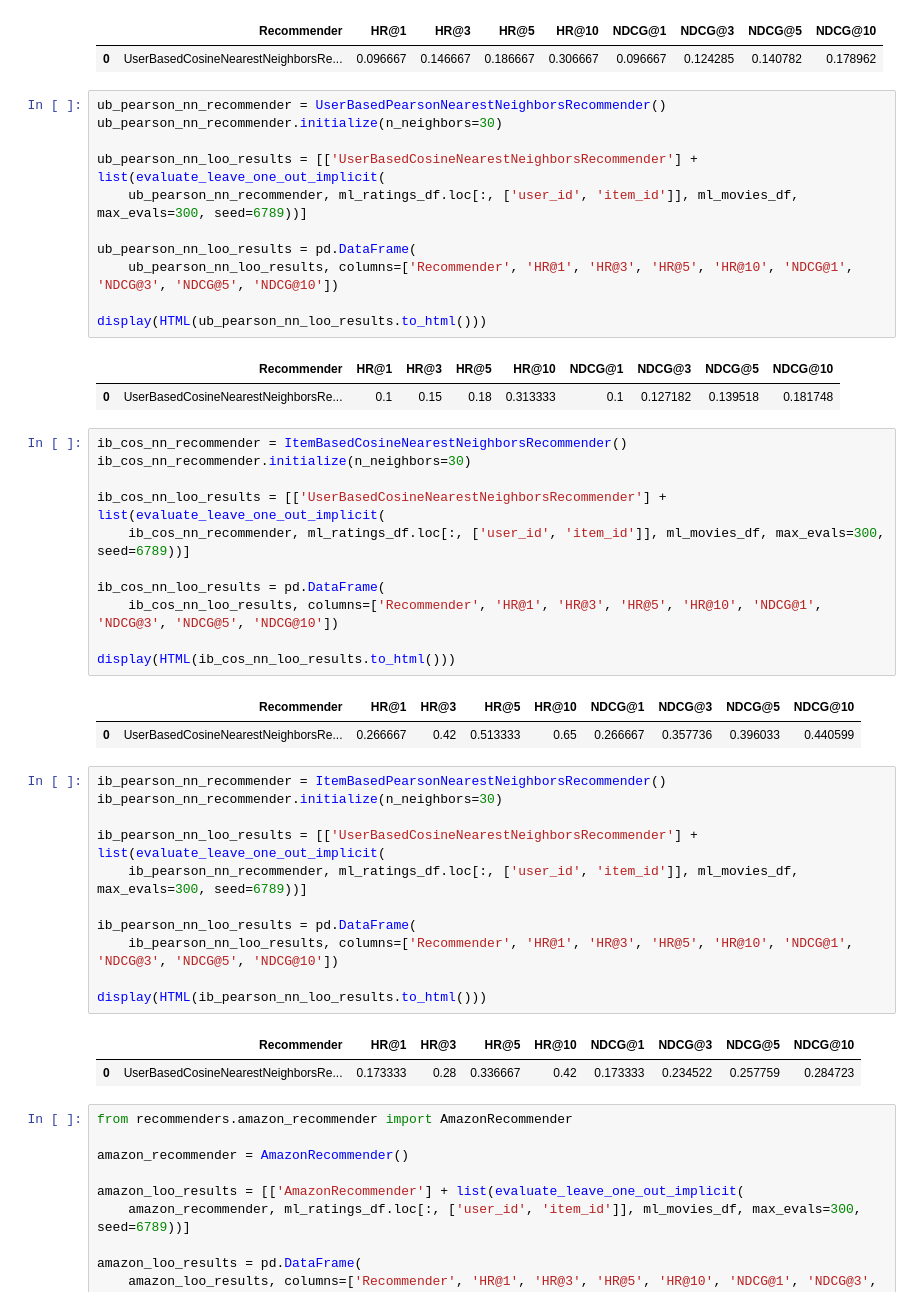
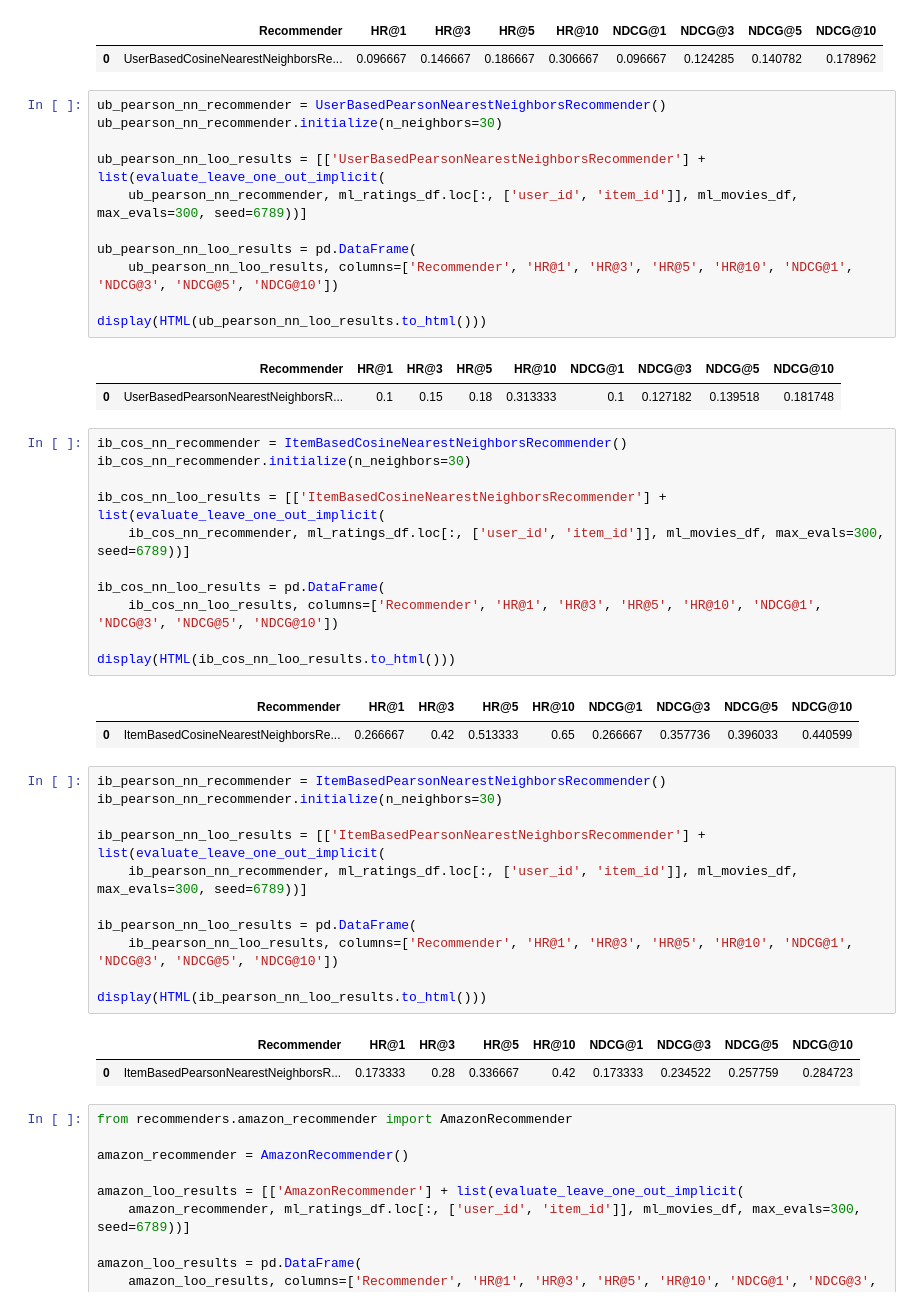
Before and after one commit to s426818/recommender-systems-class, a Jupyter notebook: class_6_collaborative_filtering.ipynb, the cells around one changed output. Saved outputs shown, nothing was run; the diff lists cells and outputs as text.

```diff
--- a/class_6_collaborative_filtering.ipynb
+++ b/class_6_collaborative_filtering.ipynb
@@ -804,22 +804,22 @@ display(HTML(ub_cos_nn_loo_results.to_html()))
 # %%
 ub_pearson_nn_recommender = UserBasedPearsonNearestNeighborsRecommender()
 ub_pearson_nn_recommender.initialize(n_neighbors=30)
 
-ub_pearson_nn_loo_results = [['UserBasedCosineNearestNeighborsRecommender'] + list(evaluate_leave_one_out_implicit(
+ub_pearson_nn_loo_results = [['UserBasedPearsonNearestNeighborsRecommender'] + list(evaluate_leave_one_out_implicit(
     ub_pearson_nn_recommender, ml_ratings_df.loc[:, ['user_id', 'item_id']], ml_movies_df, max_evals=300, seed=6789))]
 
 ub_pearson_nn_loo_results = pd.DataFrame(
     ub_pearson_nn_loo_results, columns=['Recommender', 'HR@1', 'HR@3', 'HR@5', 'HR@10', 'NDCG@1', 'NDCG@3', 'NDCG@5', 'NDCG@10'])
 
 display(HTML(ub_pearson_nn_loo_results.to_html()))
 # %% [output]
 |  | Recommender | HR@1 | HR@3 | HR@5 | HR@10 | NDCG@1 | NDCG@3 | NDCG@5 | NDCG@10 |
-| 0 | UserBasedCosineNearestNeighborsRe... | 0.1 | 0.15 | 0.18 | 0.313333 | 0.1 | 0.127182 | 0.139518 | 0.181748 |
+| 0 | UserBasedPearsonNearestNeighborsR... | 0.1 | 0.15 | 0.18 | 0.313333 | 0.1 | 0.127182 | 0.139518 | 0.181748 |
 # %%
 ib_cos_nn_recommender = ItemBasedCosineNearestNeighborsRecommender()
 ib_cos_nn_recommender.initialize(n_neighbors=30)
 
-ib_cos_nn_loo_results = [['UserBasedCosineNearestNeighborsRecommender'] + list(evaluate_leave_one_out_implicit(
+ib_cos_nn_loo_results = [['ItemBasedCosineNearestNeighborsRecommender'] + list(evaluate_leave_one_out_implicit(
     ib_cos_nn_recommender, ml_ratings_df.loc[:, ['user_id', 'item_id']], ml_movies_df, max_evals=300, seed=6789))]
 
 ib_cos_nn_loo_results = pd.DataFrame(
@@ -828,12 +828,12 @@ ib_cos_nn_loo_results = pd.DataFrame(
 display(HTML(ib_cos_nn_loo_results.to_html()))
 # %% [output]
 |  | Recommender | HR@1 | HR@3 | HR@5 | HR@10 | NDCG@1 | NDCG@3 | NDCG@5 | NDCG@10 |
-| 0 | UserBasedCosineNearestNeighborsRe... | 0.266667 | 0.42 | 0.513333 | 0.65 | 0.266667 | 0.357736 | 0.396033 | 0.440599 |
+| 0 | ItemBasedCosineNearestNeighborsRe... | 0.266667 | 0.42 | 0.513333 | 0.65 | 0.266667 | 0.357736 | 0.396033 | 0.440599 |
 # %%
 ib_pearson_nn_recommender = ItemBasedPearsonNearestNeighborsRecommender()
 ib_pearson_nn_recommender.initialize(n_neighbors=30)
 
-ib_pearson_nn_loo_results = [['UserBasedCosineNearestNeighborsRecommender'] + list(evaluate_leave_one_out_implicit(
+ib_pearson_nn_loo_results = [['ItemBasedPearsonNearestNeighborsRecommender'] + list(evaluate_leave_one_out_implicit(
     ib_pearson_nn_recommender, ml_ratings_df.loc[:, ['user_id', 'item_id']], ml_movies_df, max_evals=300, seed=6789))]
 
 ib_pearson_nn_loo_results = pd.DataFrame(
@@ -842,7 +842,7 @@ ib_pearson_nn_loo_results = pd.DataFrame(
 display(HTML(ib_pearson_nn_loo_results.to_html()))
 # %% [output]
 |  | Recommender | HR@1 | HR@3 | HR@5 | HR@10 | NDCG@1 | NDCG@3 | NDCG@5 | NDCG@10 |
-| 0 | UserBasedCosineNearestNeighborsRe... | 0.173333 | 0.28 | 0.336667 | 0.42 | 0.173333 | 0.234522 | 0.257759 | 0.284723 |
+| 0 | ItemBasedPearsonNearestNeighborsR... | 0.173333 | 0.28 | 0.336667 | 0.42 | 0.173333 | 0.234522 | 0.257759 | 0.284723 |
 # %%
 from recommenders.amazon_recommender import AmazonRecommender
 
```
Also changed, not shown: parts of 6 cells of this notebook, 7 other files.
